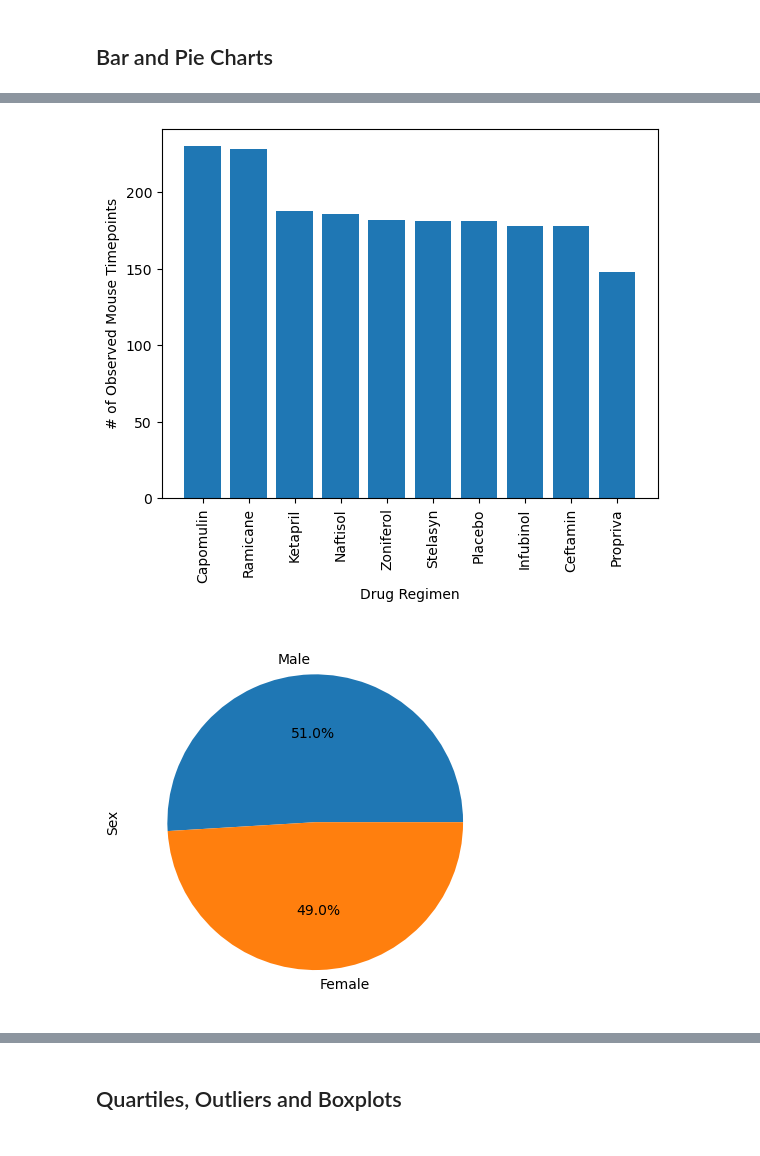
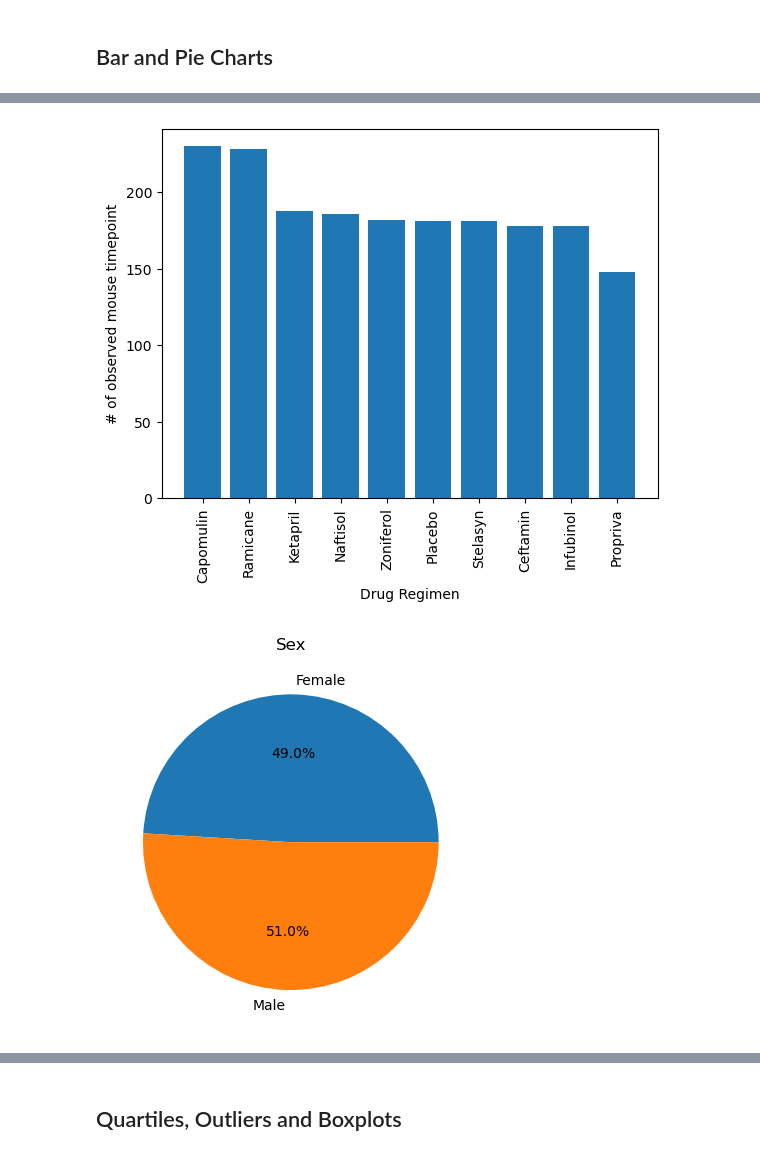
Before and after one commit to dilqvl62/Pymaceuticals-INC, a Jupyter notebook: Pymaceuticals/pymaceuticals.ipynb, the cells around one changed output, grey strips where cells are left out. Drawn from its saved outputs; the diff is of its cells as text; code cells hidden in the pictures.

Commit message:
adding visualization

```diff
--- a/Pymaceuticals/pymaceuticals_starter.ipynb
+++ b/Pymaceuticals/pymaceuticals.ipynb
@@ -43,7 +43,8 @@ duplicated_mice
 array(['g989'], dtype=object)
 # %%
 # Optional: Get all the data for the duplicate mouse ID.
-mouse_study[mouse_study['Mouse ID'] == 'g989']
+all_mice_duplicates = mouse_study[mouse_study['Mouse ID'] == 'g989']
+all_mice_duplicates
 # %% [output]
 |  | Mouse ID | Timepoint | Tumor Volume (mm3) | Metastatic Sites | Drug Regimen | Sex | Age_months | ... |
 | 107 | g989 | 0 | 45.000000 | 0 | Propriva | Female | 21 | ... |
@@ -61,7 +62,7 @@ mouse_study[mouse_study['Mouse ID'] == 'g989']
 | 1592 | g989 | 35 | 62.570880 | 2 | Propriva | Female | 21 | ... |
 # %%
 # Create a clean DataFrame by dropping the duplicate mouse by its ID.
-mouse_study_2 = mouse_study.drop(mouse_study[mouse_study['Mouse ID'] == 'g989'].index, axis = 0)
+mouse_study_2 = mouse_study.drop(all_mice_duplicates.index, axis = 0)
 mouse_study_2.head()
 # %% [output]
 |  | Mouse ID | Timepoint | Tumor Volume (mm3) | Metastatic Sites | Drug Regimen | Sex | Age_months | ... |
@@ -138,8 +144,23 @@ summary_stat
 # %%
 # Generate a bar plot showing the total number of rows (Mouse ID/Timepoints) for each drug regimen using pyplot.
+plt_plot = mouse_study_2.groupby("Drug Regimen")["Mouse ID"].size().sort_values(ascending = False).reset_index(name ="count")
+x_axis = plt_plot['Drug Regimen']
+y_axis = plt_plot['count']
+plt.xlabel('Drug Regimen')
+plt.ylabel('# of observed mouse timepoint')
+plt.xticks(rotation =90 )
+plt.bar(x_axis, y_axis)
+plt.show()
 # %% [output]
-[figure, old version]
+[figure, new version]
 # %%
-# Generate a pie plot showing the distribution of female versus male mice using Pandas
+# Generate a pie plot showing the distribution of female versus male mice using pyplot
+sex_category = mouse_study_2.groupby('Sex').size()
+sex_category
+labels = sex_category.index
+values = sex_category.values
+plt.title('Sex')
+plt.pie(values,labels = labels, autopct = "%1.1f%%")
+plt.show()
 # %% [output]
-[figure, old version]
+[figure, new version]
```
Also changed, not shown: parts of 3 cells of this notebook, 2 other files.
